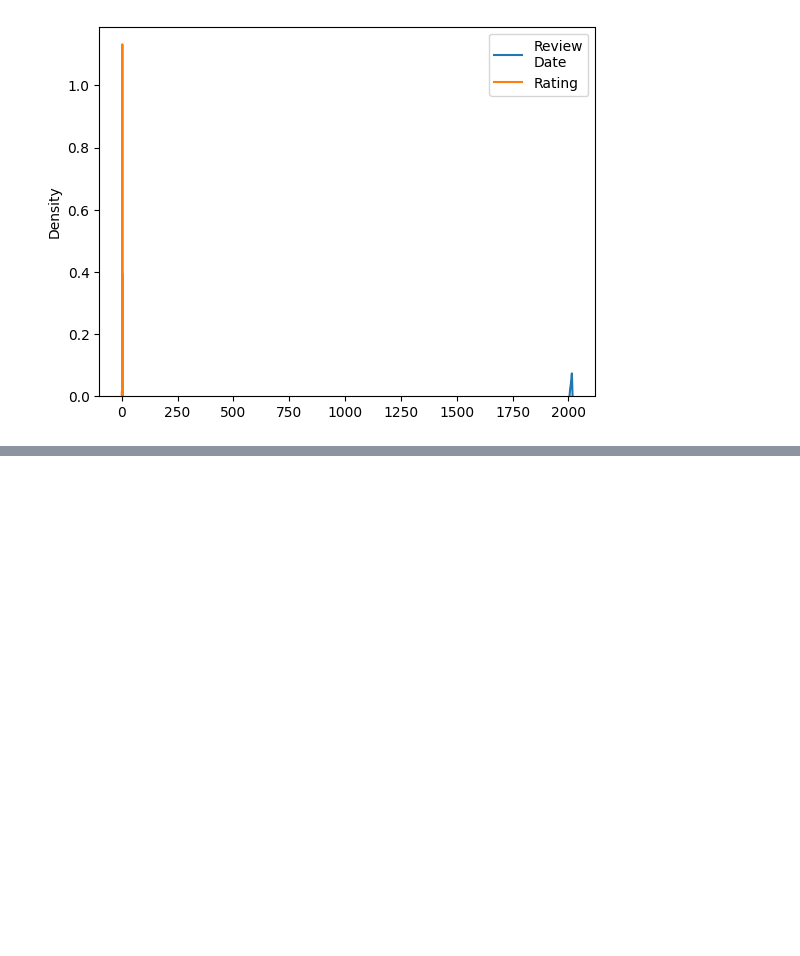
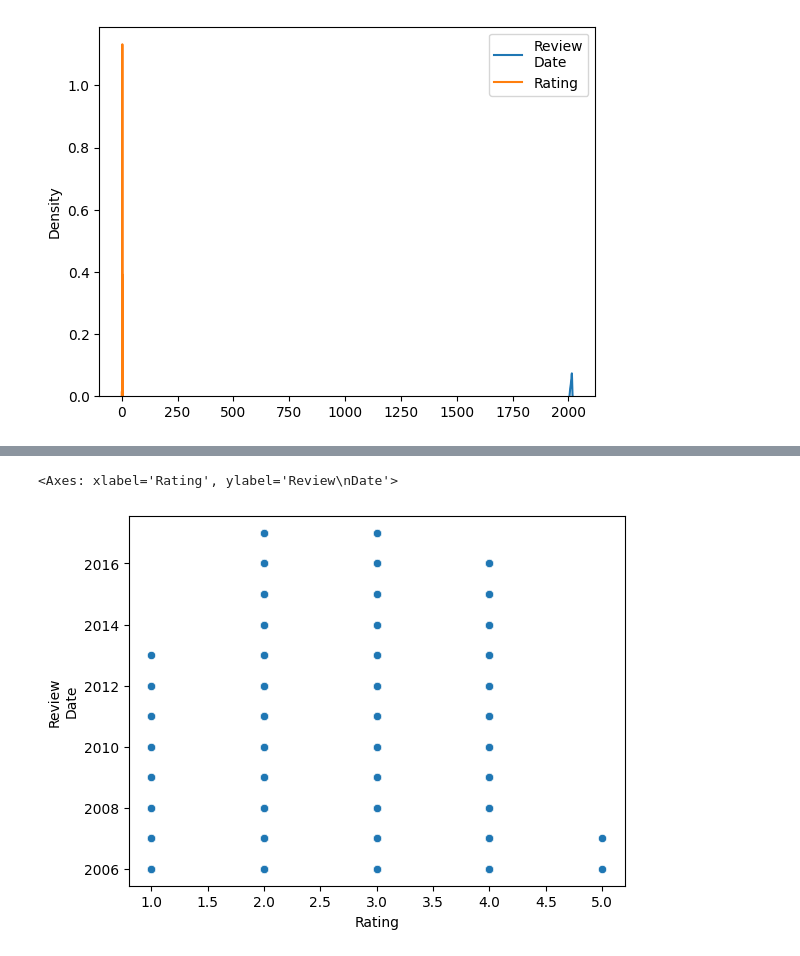
Before and after one commit to AbhinavKrishnan0629/AI, a Jupyter notebook: All projects/Exploratory Data Analysis/session 3.1 EDA.ipynb, the cells around one changed output, grey strips where cells are left out. Drawn from its saved outputs; the diff is of its cells as text; code cells hidden in the pictures; blank space fills up the shorter version.

```diff
--- a/All projects/Exploratory Data Analysis/session 3.1 EDA.ipynb
+++ b/All projects/Exploratory Data Analysis/session 3.1 EDA.ipynb
@@ -296,0 +316,5 @@ plt.show()
+# %%
+sb.scatterplot(x=df["Rating"], y=df["Review\nDate"])
+# %% [output]
+<Axes: xlabel='Rating', ylabel='Review\nDate'>
+[figure, added]
```
Also changed, not shown: parts of 3 cells of this notebook, 1 other file.
